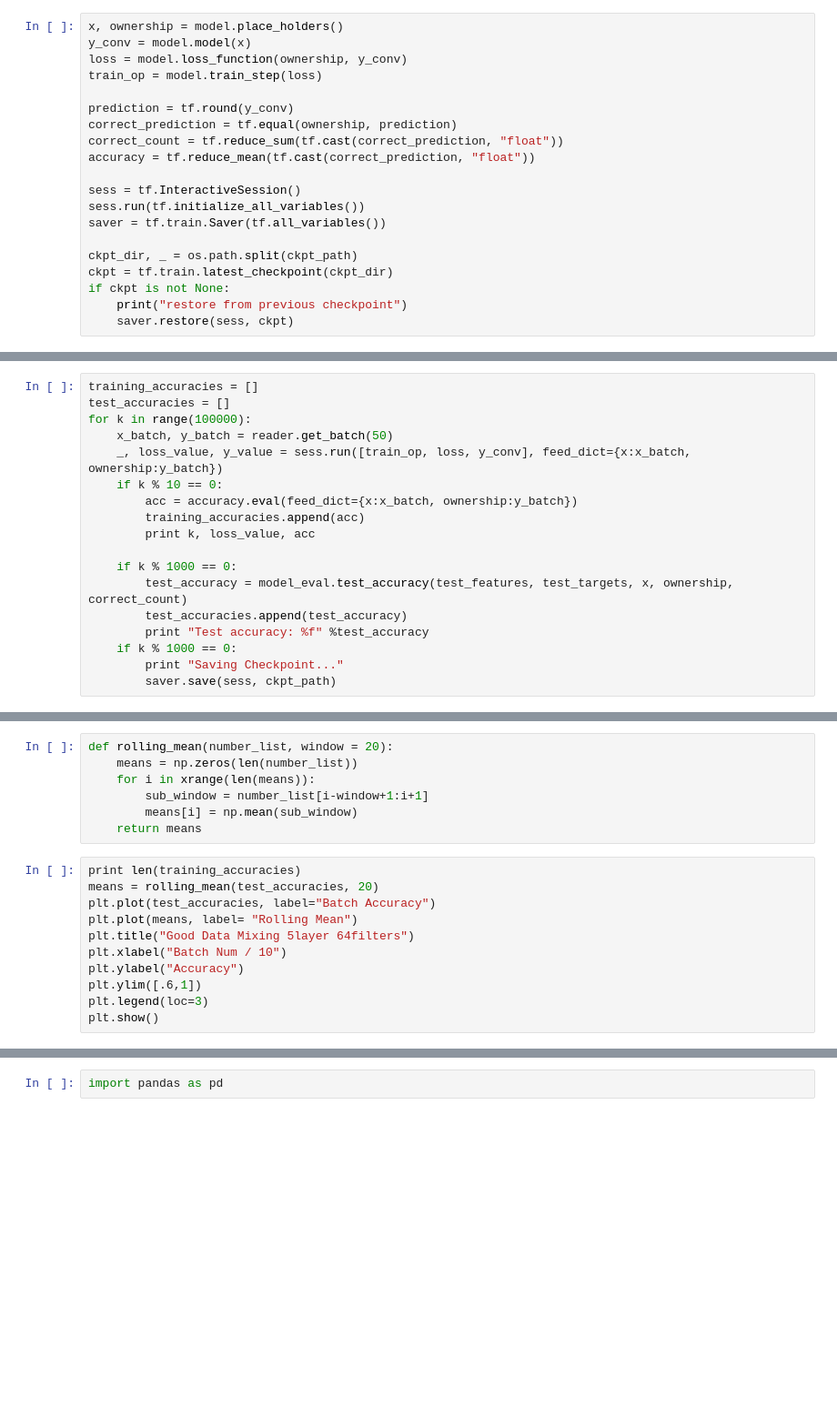
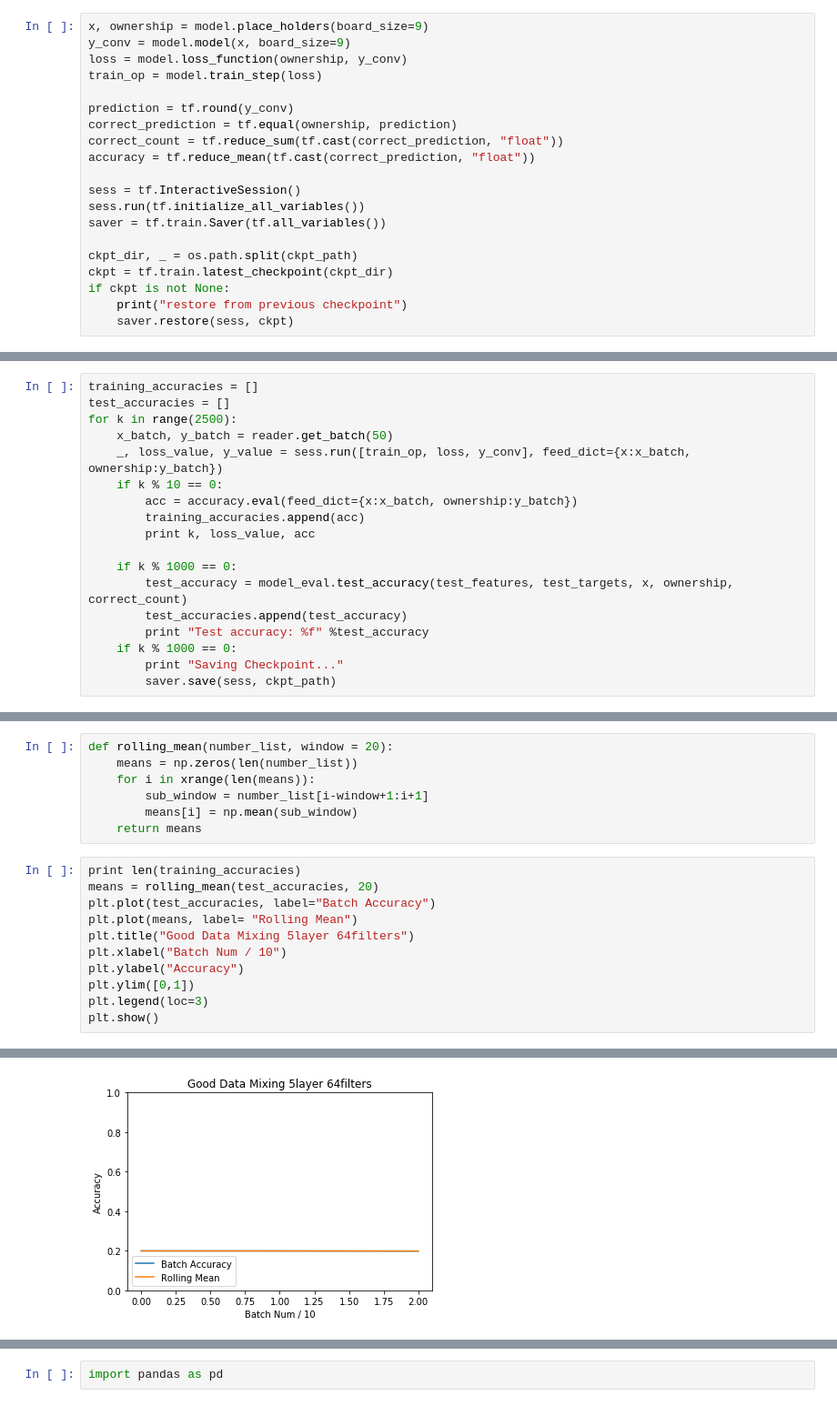
Before and after one commit to godmoves/GoCNN, a Jupyter notebook: board_evaluation/train.ipynb, the cells around one changed output, grey strips where cells are left out. Shown at 91% size. Drawn from its saved outputs; the diff is of its cells as text; blank space fills up the shorter version.

Commit message:
fix some visualization issues

```diff
--- a/board_evaluation/train.ipynb
+++ b/board_evaluation/train.ipynb
@@ -55,6 +55,6 @@ print len(reader.open_files)
 # %%
-x, ownership = model.place_holders()
-y_conv = model.model(x)
+x, ownership = model.place_holders(board_size=9)
+y_conv = model.model(x, board_size=9)
 loss = model.loss_function(ownership, y_conv)
 train_op = model.train_step(loss)
 
@@ -77,7 +84,7 @@ InternalError: Failed to create session.
 # %%
 training_accuracies = []
 test_accuracies = []
-for k in range(100000):
+for k in range(2500):
     x_batch, y_batch = reader.get_batch(50)
     _, loss_value, y_value = sess.run([train_op, loss, y_conv], feed_dict={x:x_batch, ownership:y_batch})
     if k % 10 == 0:
@@ -110,6 +135,7 @@ plt.plot(means, label= "Rolling Mean")
 plt.title("Good Data Mixing 5layer 64filters")
 plt.xlabel("Batch Num / 10")
 plt.ylabel("Accuracy")
-plt.ylim([.6,1])
+plt.ylim([0,1])
 plt.legend(loc=3)
 plt.show()
+# %% [output]
@@ -116,3 +143,4 @@ plt.show()
+[figure, added]
 # %%
 accuracies = []
 y_trues = []
```
Also changed, not shown: parts of 10 cells of this notebook, 7 other files.
